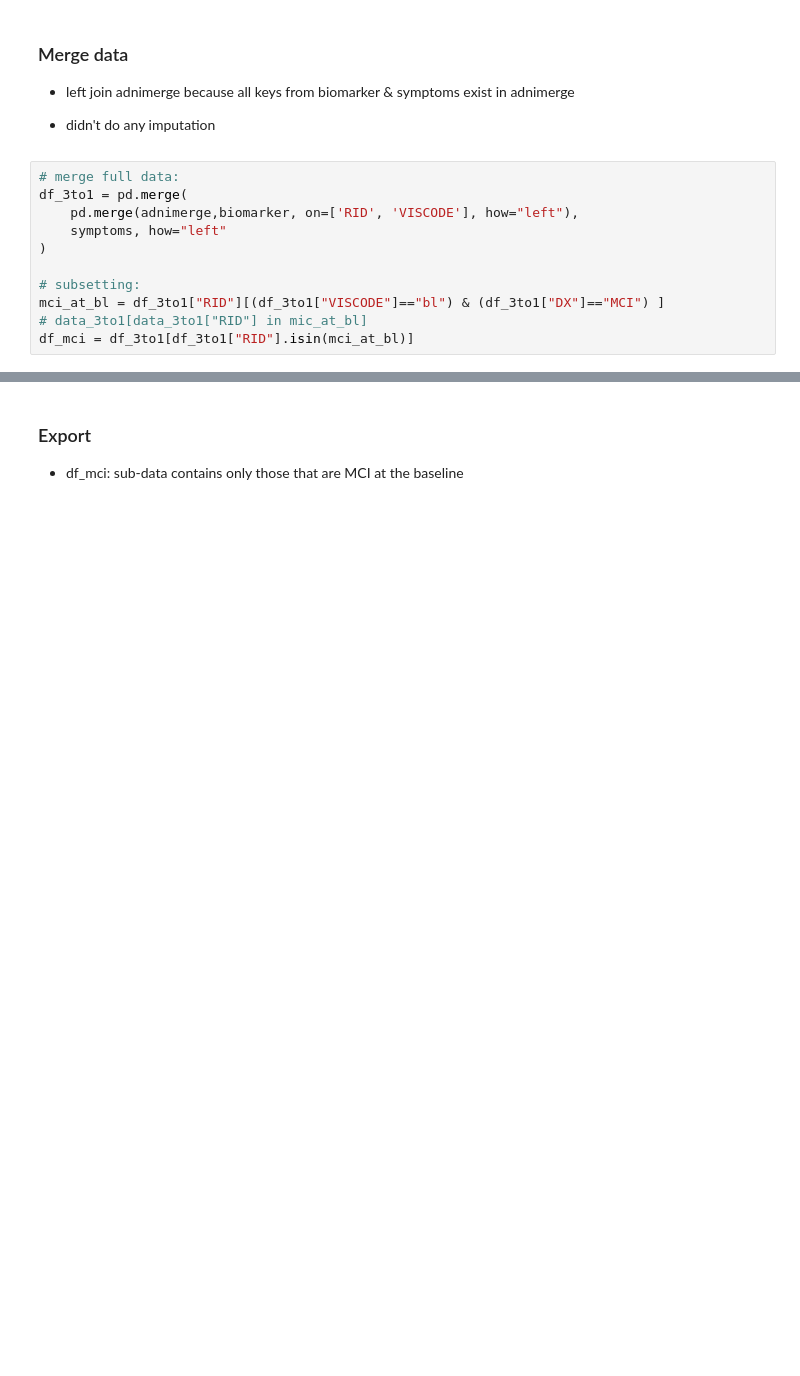
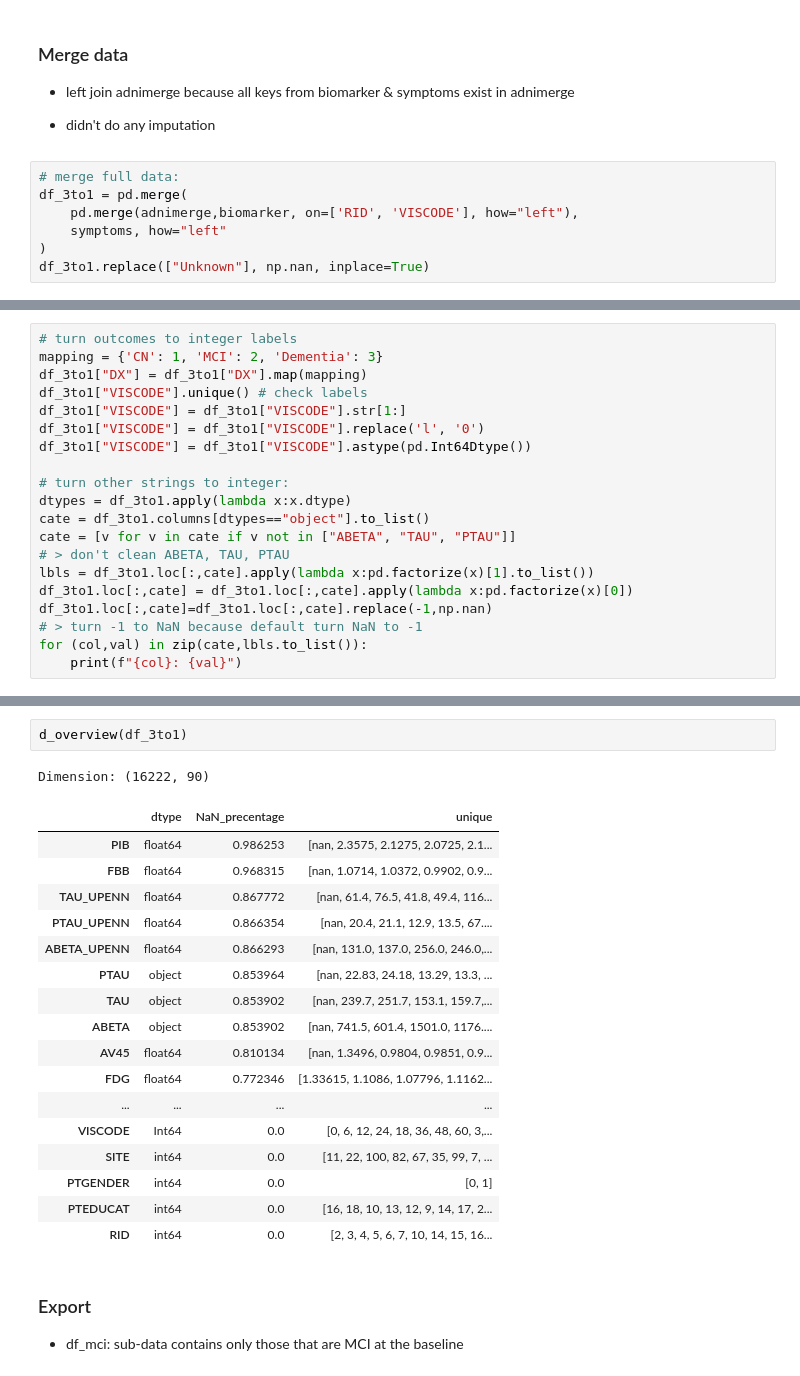
Before and after one commit to tctsung/AD_boosting, a Jupyter notebook: adni_merge.ipynb, the cells around one changed output, grey strips where cells are left out. Cells and saved outputs as stored; diff of their text form; blank space fills up the shorter version.

Commit message:
dtype changing from str to int

```diff
--- a/adni_merge.ipynb
+++ b/adni_merge.ipynb
@@ -218,8 +218,4 @@ df_3to1 = pd.merge(
     pd.merge(adnimerge,biomarker, on=['RID', 'VISCODE'], how="left"),
     symptoms, how="left"
 )
-
-# subsetting:
-mci_at_bl = df_3to1["RID"][(df_3to1["VISCODE"]=="bl") & (df_3to1["DX"]=="MCI") ]
-# data_3to1[data_3to1["RID"] in mic_at_bl]
-df_mci = df_3to1[df_3to1["RID"].isin(mci_at_bl)]
+df_3to1.replace(["Unknown"], np.nan, inplace=True)
@@ -225,0 +236,20 @@ df_mci = df_3to1[df_3to1["RID"].isin(mci_at_bl)]
+# %%
+# turn outcomes to integer labels
+mapping = {'CN': 1, 'MCI': 2, 'Dementia': 3}
+df_3to1["DX"] = df_3to1["DX"].map(mapping)
+df_3to1["VISCODE"].unique() # check labels
+df_3to1["VISCODE"] = df_3to1["VISCODE"].str[1:]
+df_3to1["VISCODE"] = df_3to1["VISCODE"].replace('l', '0')
+df_3to1["VISCODE"] = df_3to1["VISCODE"].astype(pd.Int64Dtype())
+
+# turn other strings to integer:
+dtypes = df_3to1.apply(lambda x:x.dtype)
+cate = df_3to1.columns[dtypes=="object"].to_list()
+cate = [v for v in cate if v not in ["ABETA", "TAU", "PTAU"]]
+# > don't clean ABETA, TAU, PTAU
+lbls = df_3to1.loc[:,cate].apply(lambda x:pd.factorize(x)[1].to_list())
+df_3to1.loc[:,cate] = df_3to1.loc[:,cate].apply(lambda x:pd.factorize(x)[0])
+df_3to1.loc[:,cate]=df_3to1.loc[:,cate].replace(-1,np.nan)
+# > turn -1 to NaN because default turn NaN to -1
+for (col,val) in zip(cate,lbls.to_list()):
+    print(f"{col}: {val}")
@@ -226,3 +263,24 @@ df_mci = df_3to1[df_3to1["RID"].isin(mci_at_bl)]
+# %%
+d_overview(df_3to1)
+# %% [output]
+Dimension: (16222, 90)
+|  | dtype | NaN_precentage | unique |
+| PIB | float64 | 0.986253 | [nan, 2.3575, 2.1275, 2.0725, 2.1... |
+| FBB | float64 | 0.968315 | [nan, 1.0714, 1.0372, 0.9902, 0.9... |
+| TAU_UPENN | float64 | 0.867772 | [nan, 61.4, 76.5, 41.8, 49.4, 116... |
+| PTAU_UPENN | float64 | 0.866354 | [nan, 20.4, 21.1, 12.9, 13.5, 67.... |
+| ABETA_UPENN | float64 | 0.866293 | [nan, 131.0, 137.0, 256.0, 246.0,... |
+| PTAU | object | 0.853964 | [nan, 22.83, 24.18, 13.29, 13.3, ... |
+| TAU | object | 0.853902 | [nan, 239.7, 251.7, 153.1, 159.7,... |
+| ABETA | object | 0.853902 | [nan, 741.5, 601.4, 1501.0, 1176.... |
+| AV45 | float64 | 0.810134 | [nan, 1.3496, 0.9804, 0.9851, 0.9... |
+| FDG | float64 | 0.772346 | [1.33615, 1.1086, 1.07796, 1.1162... |
+| ... | ... | ... | ... |
+| VISCODE | Int64 | 0.0 | [0, 6, 12, 24, 18, 36, 48, 60, 3,... |
+| SITE | int64 | 0.0 | [11, 22, 100, 82, 67, 35, 99, 7, ... |
+| PTGENDER | int64 | 0.0 | [0, 1] |
+| PTEDUCAT | int64 | 0.0 | [16, 18, 10, 13, 12, 9, 14, 17, 2... |
+| RID | int64 | 0.0 | [2, 3, 4, 5, 6, 7, 10, 14, 15, 16... |
 # %% [markdown]
 ### Export
 
```
Also changed, not shown: parts of 6 cells of this notebook.
